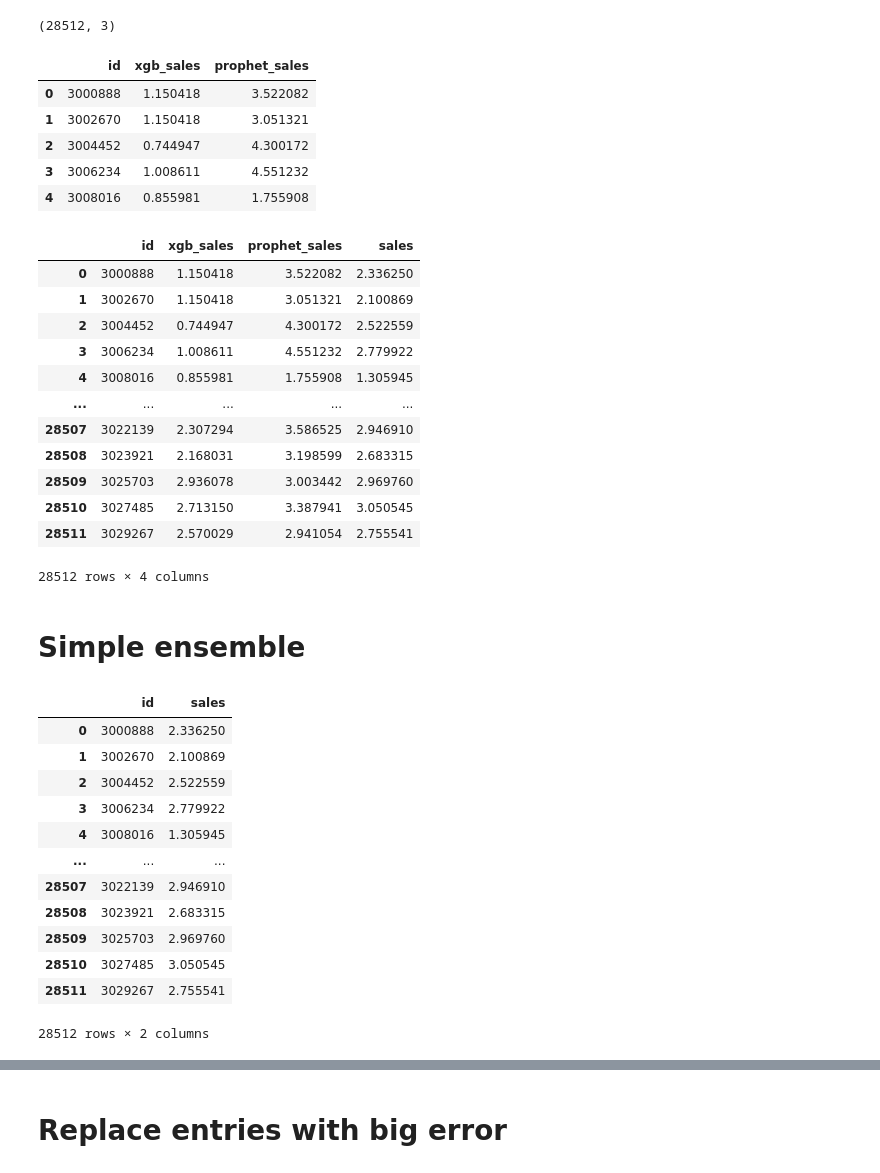
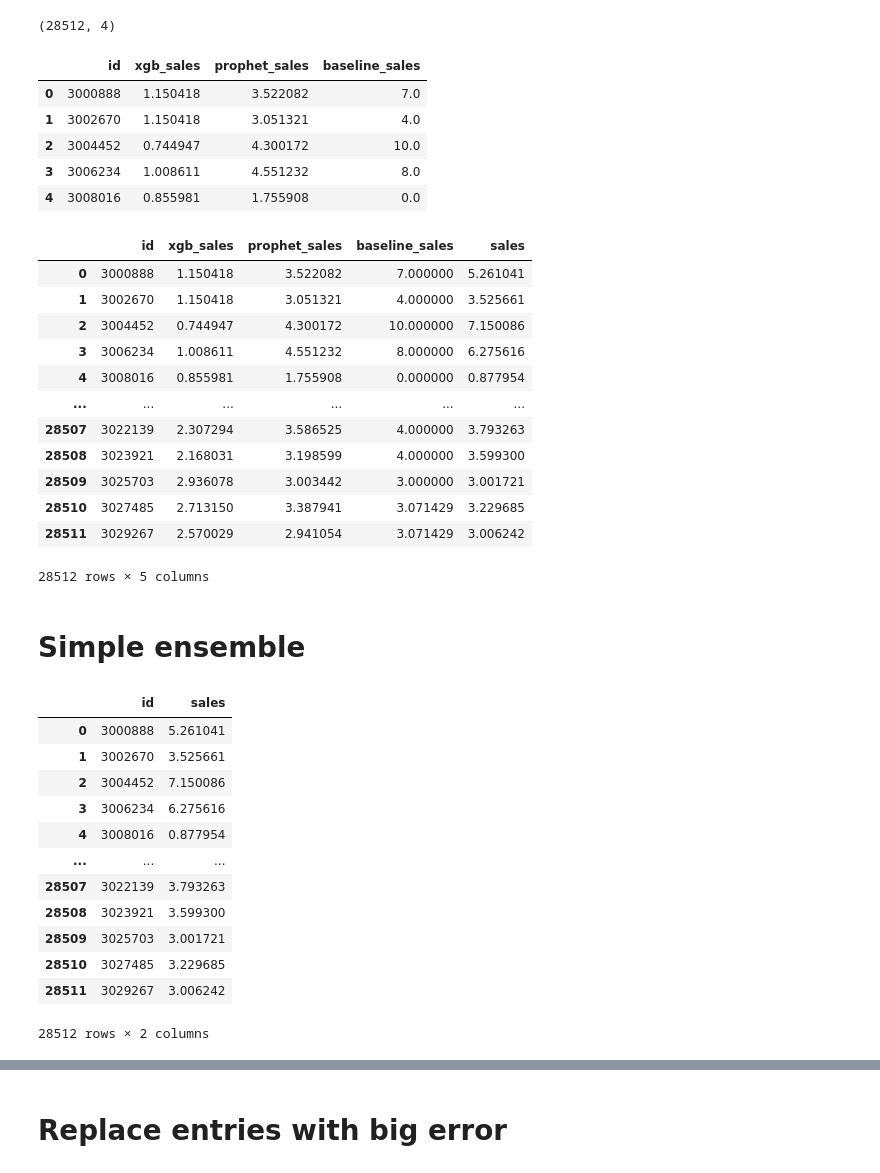
Before and after one commit to Fickincool/store_sales_forecasting, a Jupyter notebook: 2_modeling/0.05_mergePredictions.ipynb, the cells around one changed output, grey strips where cells are left out. Cells and saved outputs as stored; diff of their text form; code cells hidden in the pictures.

```diff
--- a/2_modeling/0.05_mergePredictions.ipynb
+++ b/2_modeling/0.05_mergePredictions.ipynb
@@ -12,34 +12,39 @@ file_prophet = os.path.join(DATA_FOLDER, 'predictions/prophetBase_medianFilter.c
 prophet_pred = pd.read_csv(file_prophet)
 prophet_pred.columns = ['id', 'prophet_sales']
 
+file_prophet = os.path.join(DATA_FOLDER, 'predictions/baseline_14D.csv')
+base_pred = pd.read_csv(file_prophet)
+base_pred.columns = ['id', 'baseline_sales']
+
 prediction_df = pd.merge(xgb_pred, prophet_pred, on='id')
+prediction_df = pd.merge(prediction_df, base_pred, on='id')
 print(prediction_df.shape)
 prediction_df.head()
 # %% [output]
-(28512, 3)
+(28512, 4)
-|  | id | xgb_sales | prophet_sales |
-| 0 | 3000888 | 1.150418 | 3.522082 |
-| 1 | 3002670 | 1.150418 | 3.051321 |
-| 2 | 3004452 | 0.744947 | 4.300172 |
-| 3 | 3006234 | 1.008611 | 4.551232 |
-| 4 | 3008016 | 0.855981 | 1.755908 |
+|  | id | xgb_sales | prophet_sales | baseline_sales |
+| 0 | 3000888 | 1.150418 | 3.522082 | 7.0 |
+| 1 | 3002670 | 1.150418 | 3.051321 | 4.0 |
+| 2 | 3004452 | 0.744947 | 4.300172 | 10.0 |
+| 3 | 3006234 | 1.008611 | 4.551232 | 8.0 |
+| 4 | 3008016 | 0.855981 | 1.755908 | 0.0 |
 # %%
-prediction_df['sales'] = prediction_df[['xgb_sales', 'prophet_sales']].mean(1)
+prediction_df['sales'] = prediction_df[['prophet_sales', 'baseline_sales']].mean(1)
 prediction_df
 # %% [output]
-|  | id | xgb_sales | prophet_sales | sales |
-| 0 | 3000888 | 1.150418 | 3.522082 | 2.336250 |
-| 1 | 3002670 | 1.150418 | 3.051321 | 2.100869 |
-| 2 | 3004452 | 0.744947 | 4.300172 | 2.522559 |
-| 3 | 3006234 | 1.008611 | 4.551232 | 2.779922 |
-| 4 | 3008016 | 0.855981 | 1.755908 | 1.305945 |
-| ... | ... | ... | ... | ... |
-| 28507 | 3022139 | 2.307294 | 3.586525 | 2.946910 |
-| 28508 | 3023921 | 2.168031 | 3.198599 | 2.683315 |
-| 28509 | 3025703 | 2.936078 | 3.003442 | 2.969760 |
-| 28510 | 3027485 | 2.713150 | 3.387941 | 3.050545 |
-| 28511 | 3029267 | 2.570029 | 2.941054 | 2.755541 |
+|  | id | xgb_sales | prophet_sales | baseline_sales | sales |
+| 0 | 3000888 | 1.150418 | 3.522082 | 7.000000 | 5.261041 |
+| 1 | 3002670 | 1.150418 | 3.051321 | 4.000000 | 3.525661 |
+| 2 | 3004452 | 0.744947 | 4.300172 | 10.000000 | 7.150086 |
+| 3 | 3006234 | 1.008611 | 4.551232 | 8.000000 | 6.275616 |
+| 4 | 3008016 | 0.855981 | 1.755908 | 0.000000 | 0.877954 |
+| ... | ... | ... | ... | ... | ... |
+| 28507 | 3022139 | 2.307294 | 3.586525 | 4.000000 | 3.793263 |
+| 28508 | 3023921 | 2.168031 | 3.198599 | 4.000000 | 3.599300 |
+| 28509 | 3025703 | 2.936078 | 3.003442 | 3.000000 | 3.001721 |
+| 28510 | 3027485 | 2.713150 | 3.387941 | 3.071429 | 3.229685 |
+| 28511 | 3029267 | 2.570029 | 2.941054 | 3.071429 | 3.006242 |
-28512 rows × 4 columns
+28512 rows × 5 columns
 # %% [markdown]
 # Simple ensemble
 # %%
@@ -50,15 +57,15 @@ formatted_pred.to_csv(path_or_buf=pred_file, index=False)
 formatted_pred
 # %% [output]
 |  | id | sales |
-| 0 | 3000888 | 2.336250 |
-| 1 | 3002670 | 2.100869 |
-| 2 | 3004452 | 2.522559 |
-| 3 | 3006234 | 2.779922 |
-| 4 | 3008016 | 1.305945 |
+| 0 | 3000888 | 5.261041 |
+| 1 | 3002670 | 3.525661 |
+| 2 | 3004452 | 7.150086 |
+| 3 | 3006234 | 6.275616 |
+| 4 | 3008016 | 0.877954 |
 | ... | ... | ... |
-| 28507 | 3022139 | 2.946910 |
-| 28508 | 3023921 | 2.683315 |
-| 28509 | 3025703 | 2.969760 |
-| 28510 | 3027485 | 3.050545 |
-| 28511 | 3029267 | 2.755541 |
+| 28507 | 3022139 | 3.793263 |
+| 28508 | 3023921 | 3.599300 |
+| 28509 | 3025703 | 3.001721 |
+| 28510 | 3027485 | 3.229685 |
+| 28511 | 3029267 | 3.006242 |
 28512 rows × 2 columns
```
Also changed, not shown: parts of 2 cells of this notebook, 3 other files.
